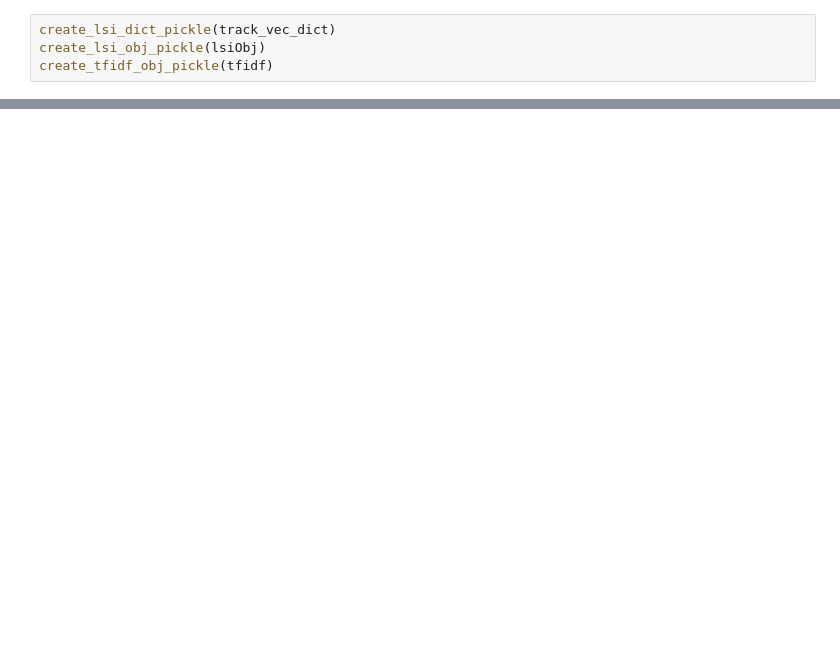
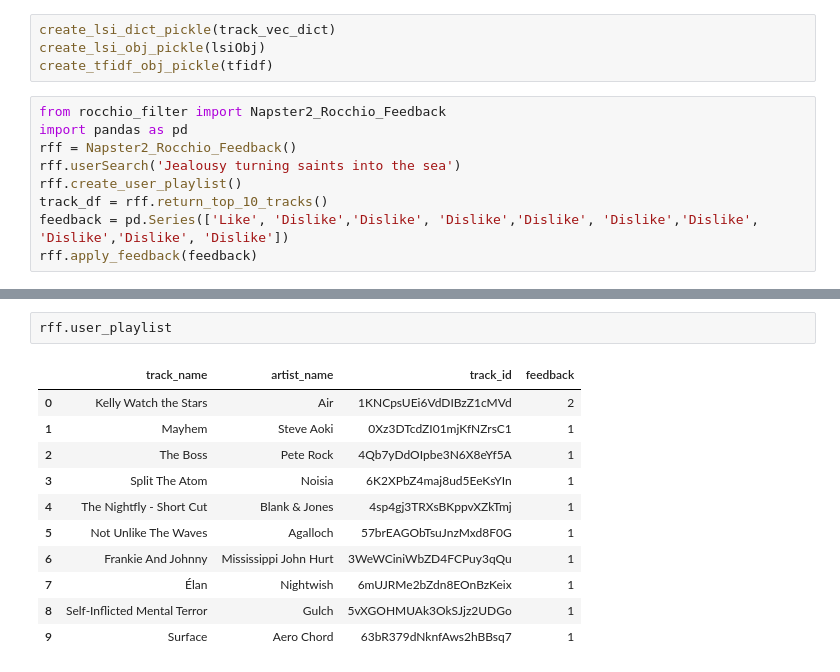
Before and after one commit to Cardoni15/rocchio_records, a Jupyter notebook: search_functionality/development.ipynb, the cells around one changed output, grey strips where cells are left out. Cells and saved outputs as stored; diff of their text form; blank space fills up the shorter version.

Commit message:
integrate rocchio feedback filter for providing an improved playlist

```diff
--- a/search_functionality/development.ipynb
+++ b/search_functionality/development.ipynb
@@ -404,3 +411,12 @@ def load_lsi_dict_pickle():
 create_lsi_dict_pickle(track_vec_dict)
 create_lsi_obj_pickle(lsiObj)
 create_tfidf_obj_pickle(tfidf)
+# %%
+from rocchio_filter import Napster2_Rocchio_Feedback
+import pandas as pd
+rff = Napster2_Rocchio_Feedback()
+rff.userSearch('Jealousy turning saints into the sea')
+rff.create_user_playlist()
+track_df = rff.return_top_10_tracks()
+feedback = pd.Series(['Like', 'Dislike','Dislike', 'Dislike','Dislike', 'Dislike','Dislike', 'Dislike','Dislike', 'Dislike'])
+rff.apply_feedback(feedback)
@@ -406,0 +431,14 @@ create_tfidf_obj_pickle(tfidf)
+# %%
+rff.user_playlist
+# %% [output]
+|  | track_name | artist_name | track_id | feedback |
+| 0 | Kelly Watch the Stars | Air | 1KNCpsUEi6VdDIBzZ1cMVd | 2 |
+| 1 | Mayhem | Steve Aoki | 0Xz3DTcdZI01mjKfNZrsC1 | 1 |
+| 2 | The Boss | Pete Rock | 4Qb7yDdOIpbe3N6X8eYf5A | 1 |
+| 3 | Split The Atom | Noisia | 6K2XPbZ4maj8ud5EeKsYIn | 1 |
+| 4 | The Nightfly - Short Cut | Blank & Jones | 4sp4gj3TRXsBKppvXZkTmj | 1 |
+| 5 | Not Unlike The Waves | Agalloch | 57brEAGObTsuJnzMxd8F0G | 1 |
+| 6 | Frankie And Johnny | Mississippi John Hurt | 3WeWCiniWbZD4FCPuy3qQu | 1 |
+| 7 | Élan | Nightwish | 6mUJRMe2bZdn8EOnBzKeix | 1 |
+| 8 | Self-Inflicted Mental Terror | Gulch | 5vXGOHMUAk3OkSJjz2UDGo | 1 |
+| 9 | Surface | Aero Chord | 63bR379dNknfAws2hBBsq7 | 1 |
```
Also changed, not shown: parts of 2 cells of this notebook, 3 other files.
